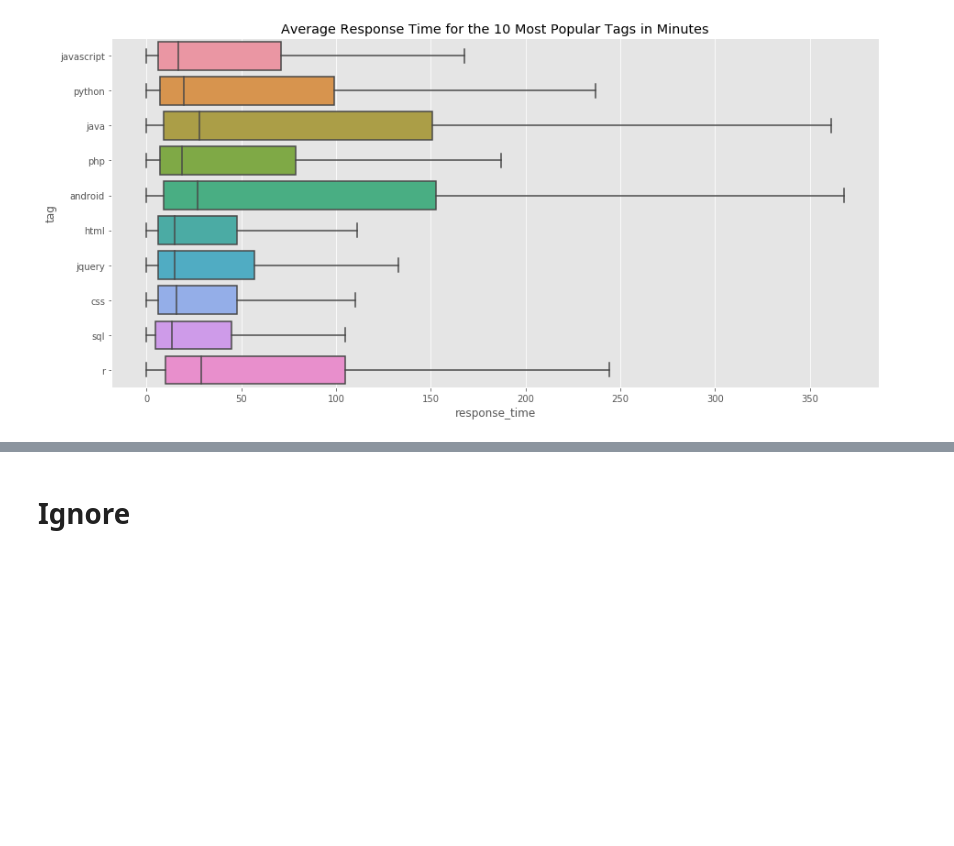
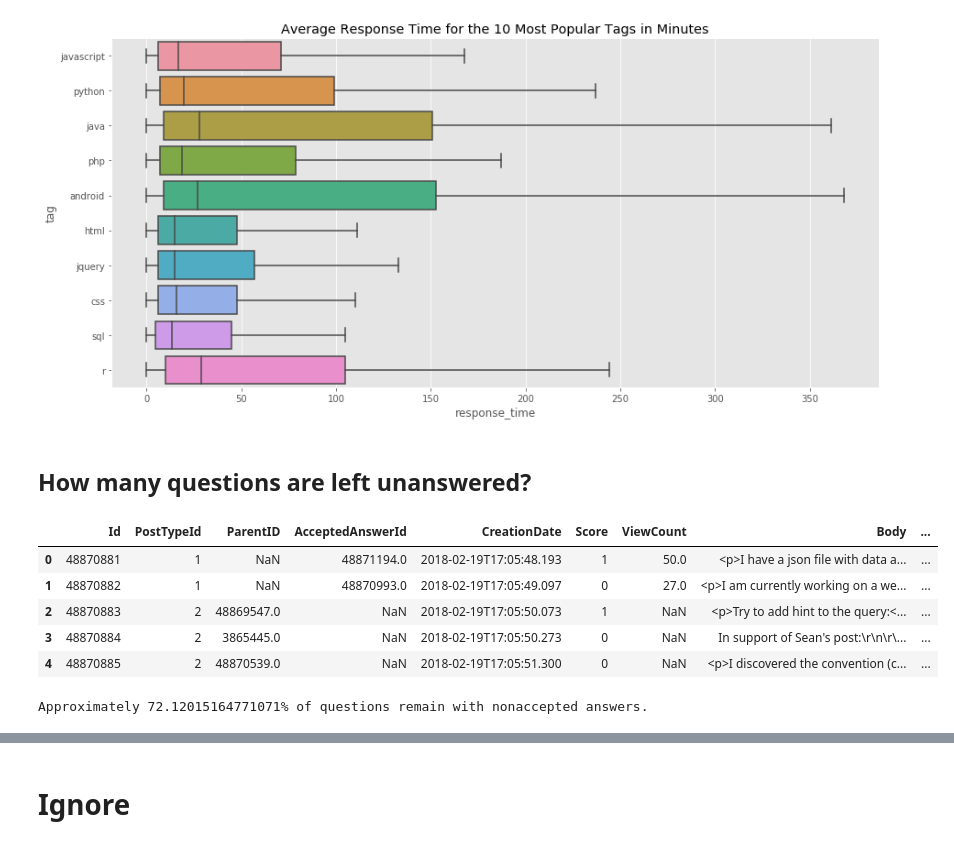
Before and after one commit to MaksimDan/160-Stackoverflow, a Jupyter notebook: source/eda/dan-eda.ipynb, the cells around one changed output, grey strips where cells are left out. Cells and saved outputs as stored; diff of their text form; code cells hidden in the pictures; blank space fills up the shorter version.

```diff
--- a/source/eda/dan-eda.ipynb
+++ b/source/eda/dan-eda.ipynb
@@ -132,3 +141,22 @@ plt.title('Average Response Time for the 10 Most Popular Tags in Minutes')
 # %% [output]
 Text(0.5,1,'Average Response Time for the 10 Most Popular Tags in Minutes')
 [figure]
+# %% [markdown]
+## How many questions are left unanswered?
+# %%
+Posts = pd.read_csv('../../../160-Stackoverflow-Data/300000_rows/Posts.csv', dtype={'LastEditorDisplayName': str})
+Posts.head()
+# %% [output]
+|  | Id | PostTypeId | ParentID | AcceptedAnswerId | CreationDate | Score | ViewCount | Body | ... |
+| 0 | 48870881 | 1 | NaN | 48871194.0 | 2018-02-19T17:05:48.193 | 1 | 50.0 | <p>I have a json file with data a... | ... |
+| 1 | 48870882 | 1 | NaN | 48870993.0 | 2018-02-19T17:05:49.097 | 0 | 27.0 | <p>I am currently working on a we... | ... |
+| 2 | 48870883 | 2 | 48869547.0 | NaN | 2018-02-19T17:05:50.073 | 1 | NaN | <p>Try to add hint to the query:<... | ... |
+| 3 | 48870884 | 2 | 3865445.0 | NaN | 2018-02-19T17:05:50.273 | 0 | NaN | In support of Sean's post:\r\n\r\... | ... |
+| 4 | 48870885 | 2 | 48870539.0 | NaN | 2018-02-19T17:05:51.300 | 0 | NaN | <p>I discovered the convention (c... | ... |
+# %%
+n_questions = len(Posts.loc[Posts.PostTypeId == 1])
+n_unanswered = len(Posts.loc[(Posts.PostTypeId == 1) & (Posts.AcceptedAnswerId.isnull())])
+# print(n_questions, n_unanswered)
+print(f'Approximately {n_unanswered/n_questions*100}% of questions remain with nonaccepted answers.')
+# %% [output]
+Approximately 72.12015164771071% of questions remain with nonaccepted answers.
```
Also changed, not shown: parts of 7 cells of this notebook, 1 other file.
